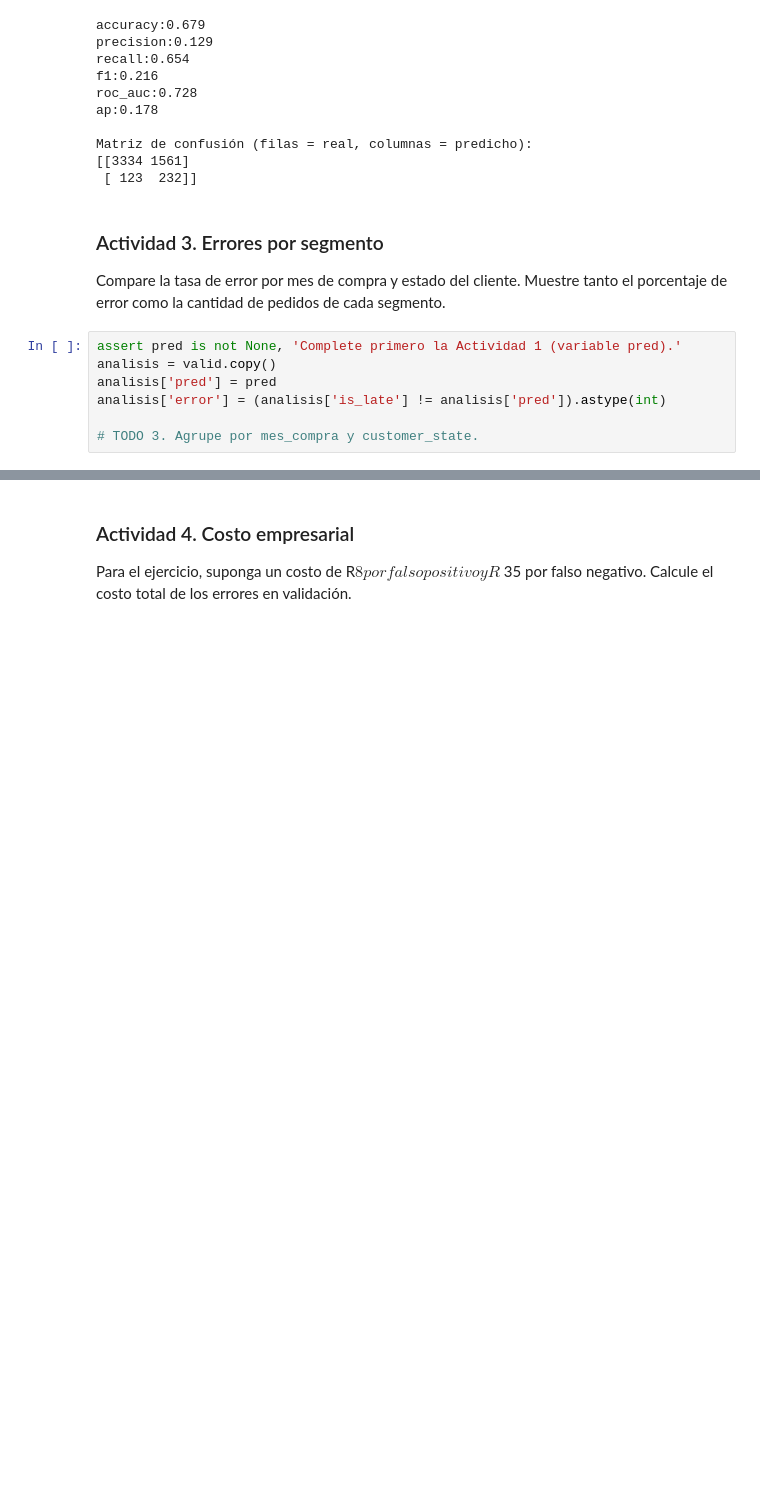
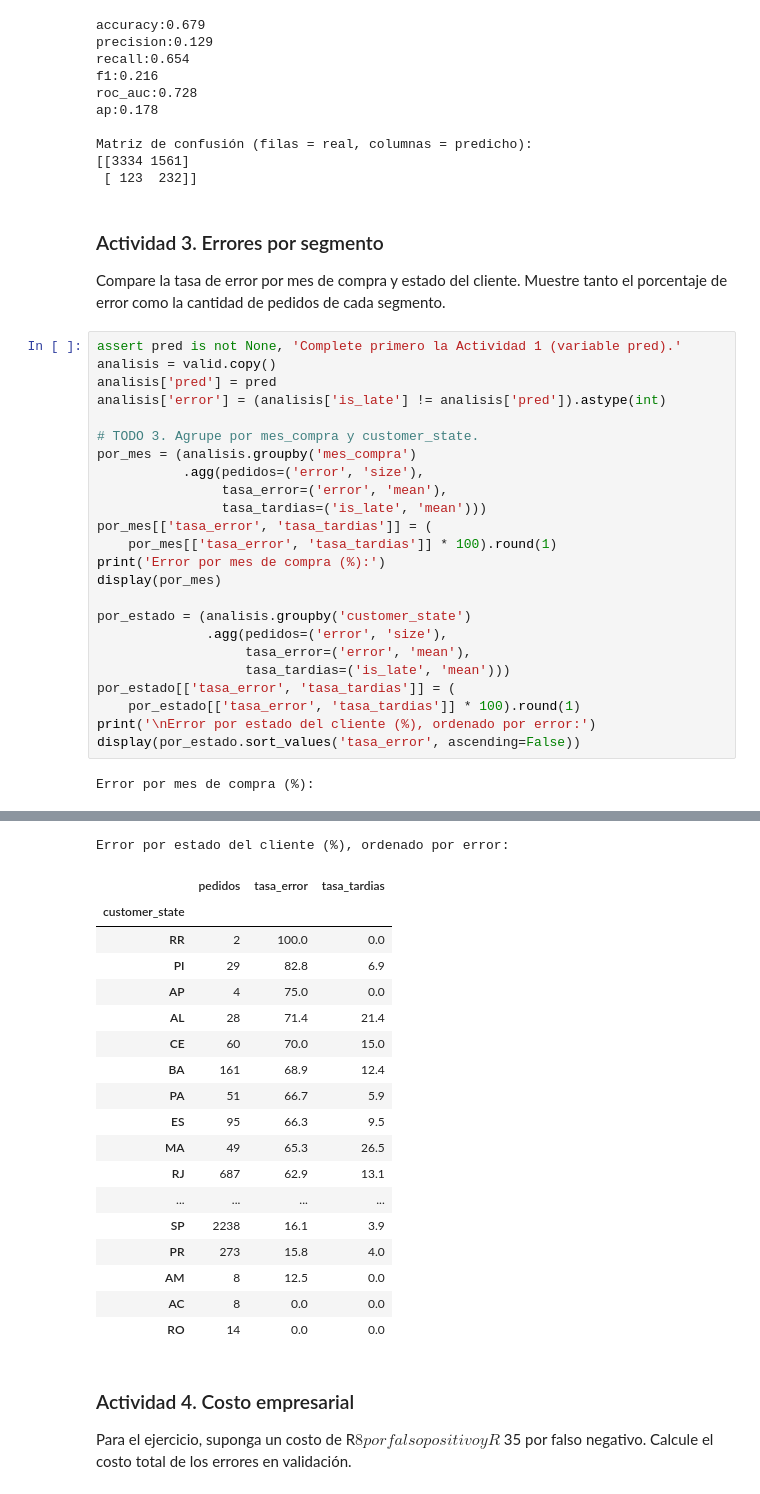
Before and after one commit to VanesaCam/DATA-ANALYTICS-ML-CHALLENGE, a Jupyter notebook: DATA-ANALYTICS-ML-CHALLENGE/notebooks /S12_ML_Challenge.ipynb, the cells around one changed output, grey strips where cells are left out. Drawn from its saved outputs; the diff is of its cells as text; blank space fills up the shorter version.

```diff
--- a/DATA-ANALYTICS-ML-CHALLENGE/notebooks /S12_ML_Challenge.ipynb
+++ b/DATA-ANALYTICS-ML-CHALLENGE/notebooks /S12_ML_Challenge.ipynb
@@ -337,3 +337,22 @@ analisis['pred'] = pred
 analisis['error'] = (analisis['is_late'] != analisis['pred']).astype(int)
 
 # TODO 3. Agrupe por mes_compra y customer_state.
+por_mes = (analisis.groupby('mes_compra')
+           .agg(pedidos=('error', 'size'),
+                tasa_error=('error', 'mean'),
+                tasa_tardias=('is_late', 'mean')))
+por_mes[['tasa_error', 'tasa_tardias']] = (
+    por_mes[['tasa_error', 'tasa_tardias']] * 100).round(1)
+print('Error por mes de compra (%):')
+display(por_mes)
+
+por_estado = (analisis.groupby('customer_state')
+              .agg(pedidos=('error', 'size'),
+                   tasa_error=('error', 'mean'),
+                   tasa_tardias=('is_late', 'mean')))
+por_estado[['tasa_error', 'tasa_tardias']] = (
+    por_estado[['tasa_error', 'tasa_tardias']] * 100).round(1)
+print('\nError por estado del cliente (%), ordenado por error:')
+display(por_estado.sort_values('tasa_error', ascending=False))
+# %% [output]
+Error por mes de compra (%):
@@ -340,3 +373,22 @@ analisis['error'] = (analisis['is_late'] != analisis['pred']).astype(int)
+Error por estado del cliente (%), ordenado por error:
+|  | pedidos | tasa_error | tasa_tardias |
+| customer_state |  |  |  |
+| RR | 2 | 100.0 | 0.0 |
+| PI | 29 | 82.8 | 6.9 |
+| AP | 4 | 75.0 | 0.0 |
+| AL | 28 | 71.4 | 21.4 |
+| CE | 60 | 70.0 | 15.0 |
+| BA | 161 | 68.9 | 12.4 |
+| PA | 51 | 66.7 | 5.9 |
+| ES | 95 | 66.3 | 9.5 |
+| MA | 49 | 65.3 | 26.5 |
+| RJ | 687 | 62.9 | 13.1 |
+| ... | ... | ... | ... |
+| SP | 2238 | 16.1 | 3.9 |
+| PR | 273 | 15.8 | 4.0 |
+| AM | 8 | 12.5 | 0.0 |
+| AC | 8 | 0.0 | 0.0 |
+| RO | 14 | 0.0 | 0.0 |
 # %% [markdown]
 ### Actividad 4. Costo empresarial
 
```
Also changed, not shown: parts of 1 cell of this notebook.
